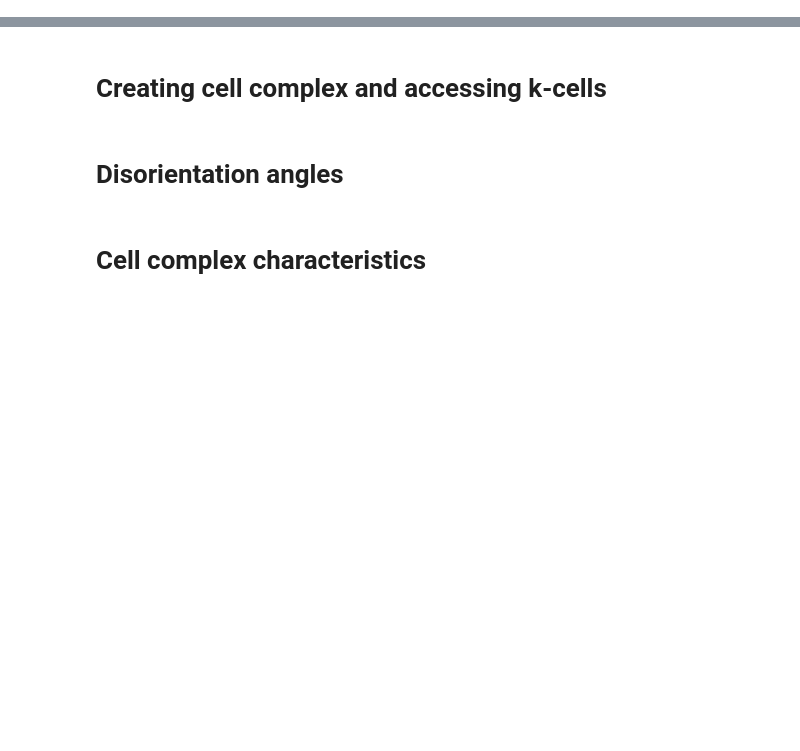
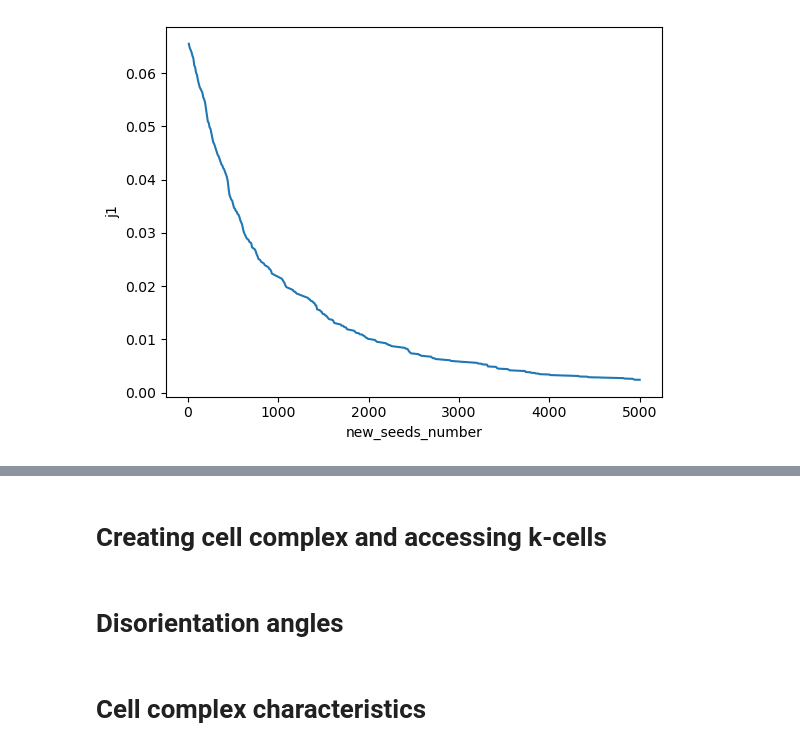
Before and after one commit to PRISBteam/Voronoi_PCC_Analyser, a Jupyter notebook: Examples.ipynb, the cells around one changed output, grey strips where cells are left out. Drawn from its saved outputs; the diff is of its cells as text; code cells hidden in the pictures; blank space fills up the shorter version.

```diff
--- a/Examples.ipynb
+++ b/Examples.ipynb
@@ -6,0 +43,9 @@ import matplotlib.pyplot as plt
+# %%
+xlabel = 'new_seeds_number'
+ylabel = 'j1'
+plt.plot(data[xlabel], data[ylabel])
+plt.xlabel(xlabel)
+plt.ylabel(ylabel)
+plt.show()
+# %% [output]
+[figure, added]
```
Also changed, not shown: parts of 21 cells of this notebook, 7 other files.
